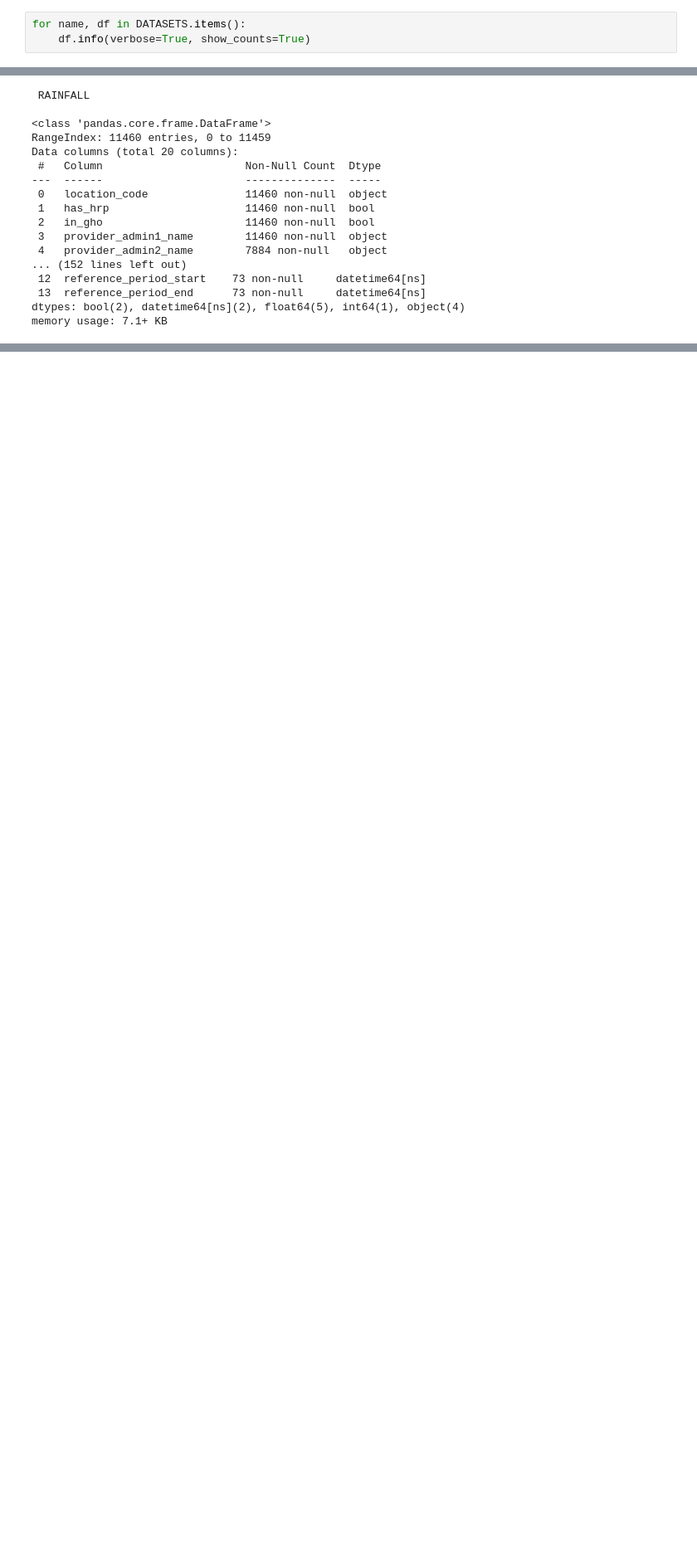
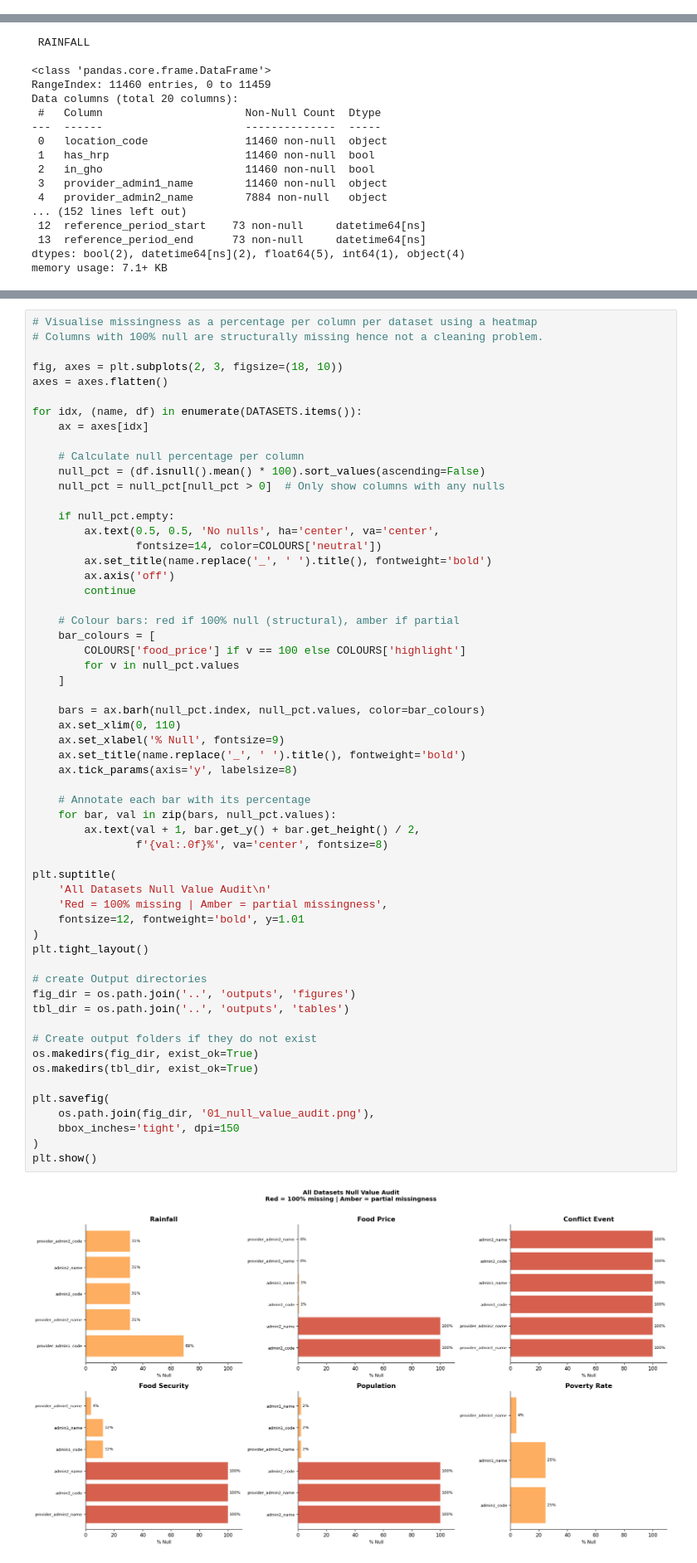
Before and after one commit to MutwiriC/compound-crisis-cascade-kenya, a Jupyter notebook: notebooks/01_data_coverage_audit.ipynb, the cells around one changed output, grey strips where cells are left out. Shown at 83% size. Drawn from its saved outputs; the diff is of its cells as text; blank space fills up the shorter version.

Commit message:
dataset audit for null values

```diff
--- a/notebooks/01_data_coverage_audit.ipynb
+++ b/notebooks/01_data_coverage_audit.ipynb
@@ -139,6 +139,3 @@ conflict_event  1,050       15 1997-01-01 2026-02-28        6300
  food_security  4,830       16 2019-07-01 2026-01-31       15848
     population  3,168       17 2019-01-01 2019-12-31        9702
   poverty_rate     73       14 2008-01-01 2022-12-31          39
-# %%
-for name, df in DATASETS.items():
-    df.info(verbose=True, show_counts=True)
@@ -190,0 +172,60 @@ memory usage: 7.1+ KB
+# %%
+# Visualise missingness as a percentage per column per dataset using a heatmap
+# Columns with 100% null are structurally missing hence not a cleaning problem.
+
+fig, axes = plt.subplots(2, 3, figsize=(18, 10))
+axes = axes.flatten()
+
+for idx, (name, df) in enumerate(DATASETS.items()):
+    ax = axes[idx]
+
+    # Calculate null percentage per column
+    null_pct = (df.isnull().mean() * 100).sort_values(ascending=False)
+    null_pct = null_pct[null_pct > 0]  # Only show columns with any nulls
+
+    if null_pct.empty:
+        ax.text(0.5, 0.5, 'No nulls', ha='center', va='center',
+                fontsize=14, color=COLOURS['neutral'])
+        ax.set_title(name.replace('_', ' ').title(), fontweight='bold')
+        ax.axis('off')
+        continue
+
+    # Colour bars: red if 100% null (structural), amber if partial
+    bar_colours = [
+        COLOURS['food_price'] if v == 100 else COLOURS['highlight']
+        for v in null_pct.values
+    ]
+
+    bars = ax.barh(null_pct.index, null_pct.values, color=bar_colours)
+    ax.set_xlim(0, 110)
+    ax.set_xlabel('% Null', fontsize=9)
+    ax.set_title(name.replace('_', ' ').title(), fontweight='bold')
+    ax.tick_params(axis='y', labelsize=8)
+
+    # Annotate each bar with its percentage
+    for bar, val in zip(bars, null_pct.values):
+        ax.text(val + 1, bar.get_y() + bar.get_height() / 2,
+                f'{val:.0f}%', va='center', fontsize=8)
+
+plt.suptitle(
+    'All Datasets Null Value Audit\n'
+    'Red = 100% missing | Amber = partial missingness',
+    fontsize=12, fontweight='bold', y=1.01
+)
+plt.tight_layout()
+
+# create Output directories
+fig_dir = os.path.join('..', 'outputs', 'figures')
+tbl_dir = os.path.join('..', 'outputs', 'tables')
+
+# Create output folders if they do not exist
+os.makedirs(fig_dir, exist_ok=True)
+os.makedirs(tbl_dir, exist_ok=True)
+
+plt.savefig(
+    os.path.join(fig_dir, '01_null_value_audit.png'),
+    bbox_inches='tight', dpi=150
+)
+plt.show()
+# %% [output]
+[figure, added]
```
Also changed, not shown: parts of 2 cells of this notebook.
